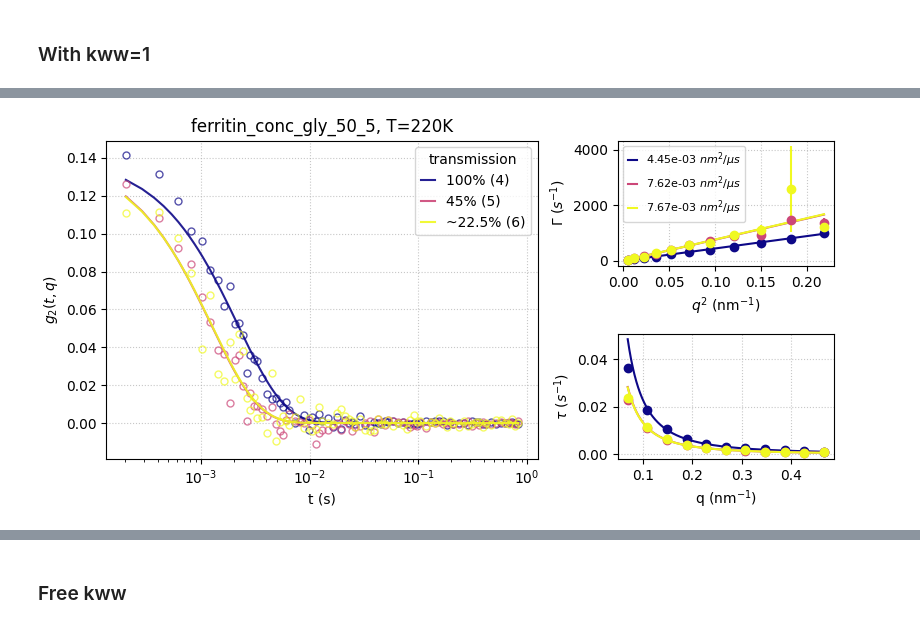
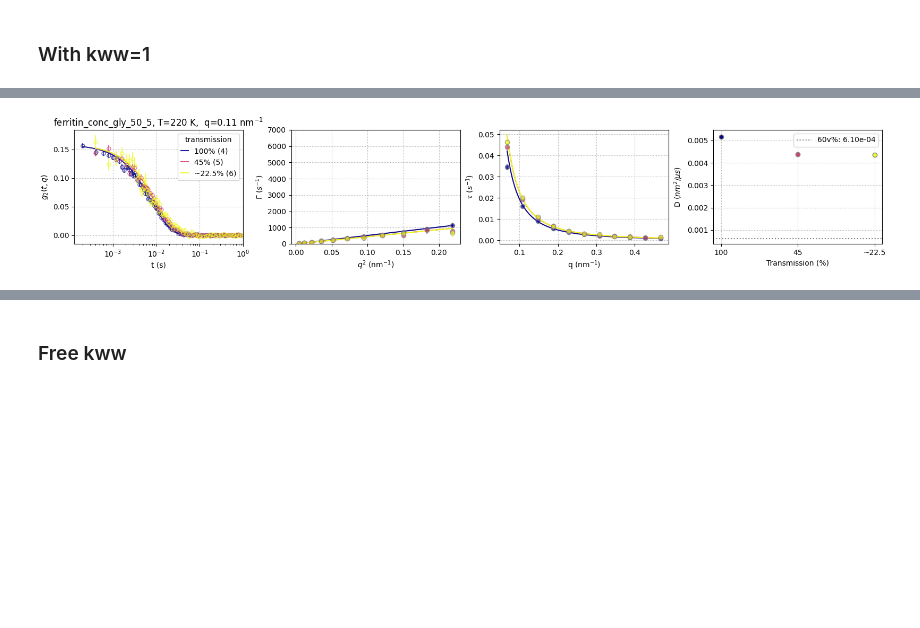
Before and after one commit to maddalenabin/id10-ferritin-2022, a Jupyter notebook: 01-notebooks/02-fluxes.ipynb, the cells around one changed output, grey strips where cells are left out. Drawn from its saved outputs; the diff is of its cells as text; code cells hidden in the pictures; blank space fills up the shorter version.

```diff
--- a/01-notebooks/02-fluxes.ipynb
+++ b/01-notebooks/02-fluxes.ipynb
@@ -85,15 +120,24 @@ def linear(x, m):
 # %%
-filename = h5dir + f'{runname}_{datasetnumbers[0]:04d}.h5'
+rep = 0
+filename = h5dir + f'{runnames[0]}_{datasetnumbers[0]:04d}.h5'
 delay = load_data(filename, 'xpcs/g2s/delay')
 qv = load_data(filename, 'xpcs/g2s/q')
 
-rep = 0
+
 g2s = np.empty(shape=(len(datasetnumbers),len(qv),len(delay)))
+dg2s = np.empty(shape=(len(datasetnumbers),len(qv),len(delay)))
+delays = np.empty(shape=(len(datasetnumbers), len(delay)))
 
-for i,datasetnumber in enumerate(datasetnumbers):
+for i,(datasetnumber, runname) in enumerate(zip(datasetnumbers, runnames)):
     filename = h5dir + f'{runname}_{datasetnumber:04d}.h5'
-    g2s[i,:,:] = load_data(filename, 'xpcs/g2s/g2s')[rep,:,:]
+    g2s[i,:,:] = load_data(filename, 'xpcs/g2s/g2s_filtered')[rep,:,:]
+    dg2s[i,:,:] = load_data(filename, 'xpcs/g2s/g2s_err')[rep,:,:]
+    delays[i,:] = load_data(filename, 'xpcs/g2s/delay')
+
 
 print(np.shape(g2s))
 # %% [output]
 (3, 12, 80)
+# %%
+beta_vs_q = np.load('../03-source/contrast_vs_q.npy')
+beta_vs_q
@@ -100,56 +148,63 @@ print(np.shape(g2s))
 # %% [markdown]
 ### With kww=1
+# %%
+eta_50 = eta_50v_gly()
+eta_60 = eta_60v_gly()
 # %%
-f = plt.figure(figsize=(8,4), constrained_layout=True)
-gs = f.add_gridspec(2, 3)
-a1 = f.add_subplot(gs[:2, :2])
-a3 = f.add_subplot(gs[0, 2])
-a4 = f.add_subplot(gs[1, 2])
+f, (a1,a3,a4,a5) = plt.subplots(1,4,figsize=(16,3), constrained_layout=True)
+col = plt.cm.plasma(np.linspace(0,1,len(datasetnumbers)))
 
-col = plt.cm.plasma(np.linspace(0,1,len(datasetnumbers)))
-# taus, dtaus = [], []
-qv_sel = 5
-qv_min, qv_max = 1, len(qv)
+qv_sel = 2
+tol = 1e-3
+qmin, qmax, qstep = 1, len(qv), 1
+
 for i in range(len(datasetnumbers)):
+    taus, dtaus = [], []
 
-#     base = 0
-    taus, dtaus = [], []
-    for q in range(qv_min, qv_max):
+    for q in range(qmin, qmax, qstep):
         base = np.average(g2s[i,q,-15:])
-        beta_p0 = 0.14
-        popt,xc,curve,perr = fit(exponential, delay, g2s[i,q,:]-base, p0=[beta_p0,5e-2,1], bounds=[(beta_p0-1e-3,0,0),(beta_p0+1e-3,np.infty,3)])
+        # popt,xc,curve,perr = fit(exponential, delay, g2s[i,q,:]-base, p0=[beta_vs_q[q],5e-3], bounds=[(beta_vs_q[q]-tol,0),(beta_vs_q[q]+tol,np.infty)])
+        popt,xc,curve,perr = fit(exponential, delays[i,:], g2s[i,q,:]-base, sigma=dg2s[i,q,:],  p0=[beta_vs_q[i],5e-3], bounds=[(beta_vs_q[i]-tol,0),(beta_vs_q[i]+tol,np.infty)])
         taus.append(popt[1])
         dtaus.append(perr[1])
 
         if q==qv_sel:
-            a1.plot(delay, g2s[i,q,:]-base, c=col[i], ls='', marker='o', ms=5, mfc='none', alpha=0.7)
+            # a1.plot(delays[i,:], g2s[i,q,:]-base, c=col[i], ls='', marker='o', ms=5, mfc='none', alpha=0.7)
+            a1.errorbar(delays[i,:], g2s[i,q,:]-base, dg2s[i,q,:],c=col[i], ls='', marker='o', ms=5, mfc='none', alpha=0.7)
             a1.plot(xc, curve, c=col[i], ls='-', alpha=0.9, label=f'{Tr[i]}% ({datasetnumbers[i]})')
-#             a2.errorbar(qv[i], popt[0], perr[0], c=col[i], ls='', marker='o')
 
-#         popt,xc,curve,perr = fit(exponential, delay, g2s[i,qq,:]-base, p0=[beta_p0,5e-2,1], bounds=[(beta_p0-1e-3,0,0),(beta_p0+1e-3,np.infty,3)])
-#         a1.plot(xc, curve, c=col[i], ls='-', alpha=0.9, label=f'{qv[qq]:.2f}')
-#         a2.errorbar(qv[i], popt[0], perr[0], c='r', ls='', marker='o')
-#         taus.append(popt[1])
-#         dtaus.append(perr[1])
+    qs = qv[qmin:qmax:qstep]
+    taus, dtaus = np.asarray(taus), np.asarray(dtaus)
+    cond = (taus>dtaus) & (dtaus!=0)
+    popt,xc,curve,perr = fit(linear, qs[cond]**2, 1/taus[cond], p0=[5e4], sigma=dtaus[cond]/(taus[cond]**2))#,bounds=[(1e4), (1e5)] )#s)
+    print("\t", f'{Tr[i]}% ', popt[0], perr[0])
 
-    taus, dtaus = np.asarray(taus), np.asarray(dtaus)
-    popt,xc,curve,perr = fit(linear, qv[qv_min:qv_max]**2, 1/taus, sigma=dtaus/(taus**2), p0=[5e3])
+    # update diffusion coefficient table
+    # update_D_coeff(T=int(T[i][:-2]), Tr=f'{Tr[i]}%', D=popt[0]*1e-6, dD=perr[0]*1e-6, c='c3')
+
     a3.plot(xc, curve, c=col[i], label=f'{popt[0]*1e-6:.2e} ${{nm}}^{{2}}$/${{\mu s}}$')
     a4.plot(np.sqrt(xc), 1/curve, c=col[i], label=f'{popt[0]*1e-6:.2e} ${{nm}}^{{2}}$/${{\mu s}}$')
-    a3.errorbar(qv[qv_min:qv_max]**2, 1/taus, dtaus/(taus**2), c=col[i], ls='', marker='o')
-    a4.plot(qv[qv_min:qv_max], taus, c=col[i], ls='', marker='o')
+    a3.errorbar(qs[cond]**2, 1/taus[cond], dtaus[cond]/(taus[cond]**2), c=col[i], ls='', marker='o', alpha=0.7, mec='gray')
+    a4.errorbar(qs[cond], taus[cond], dtaus[cond],c=col[i], ls='', marker='o', alpha=0.7, mec='gray')
+    a5.errorbar(Tr[i], popt[0]*1e-6, perr[0]*1e-6, ls='', marker='o', c=col[i], mec='gray')
 
+D1 = D_coeff(T=int(T[i][:-2]), eta=eta_50[int(T[i][:-2])])
+D2 = D_coeff(T=int(T[i][:-2]), eta=eta_60[int(T[i][:-2])])
+# a5.axhline(y=D1, ls='--', c='gray', label=f'50v%: {D1:.2e}')
+a5.axhline(y=D2, ls=':', c='gray', label=f'60v%: {D2:.2e}')
+
+a1.set_title(f"{runname}, T={T[0][:-2]} K,  q={qv[qv_sel]:.2f} nm$^{{-1}}$")
 a1.legend(title=r'transmission', fontsize=10, bbox_to_anchor=[1,1], handlelength=1)
-a1.set_title(f"{runname}, T={T[:-2]}K")
 a1.set_xscale('log')
+a1.set_xlim(None, 1)
 a1.set_xlabel(r't (s)')
 a1.set_ylabel(r'$g_2(t,q)$')
 a3.set_xlabel(r'$q^2$ (nm$^{-1}$)')
 a3.set_ylabel(r'$\Gamma$ ($s^{-1}$)')
+a3.set_ylim(0,7e3)
 a4.set_xlabel(r'q (nm$^{-1}$)')
 a4.set_ylabel(r'$\tau$ ($s^{-1}$)')
-a1.grid(ls=':', alpha=.7)
-a3.grid(ls=':', alpha=.7)
-a4.grid(ls=':', alpha=.7)
-a3.legend(fontsize=8, handlelength=.8);
+a5.set_ylabel(r'D (${nm}^{{2}}$/${\mu s}$)')
+a5.legend(fontsize=10)
+a5.set_xlabel(r'Transmission (%)')
 # %% [output]
@@ -156 +215 @@ a3.legend(fontsize=8, handlelength=.8);
-[figure, old version]
+[figure, new version]
```
Also changed, not shown: parts of 24 cells of this notebook, 10 other files.
